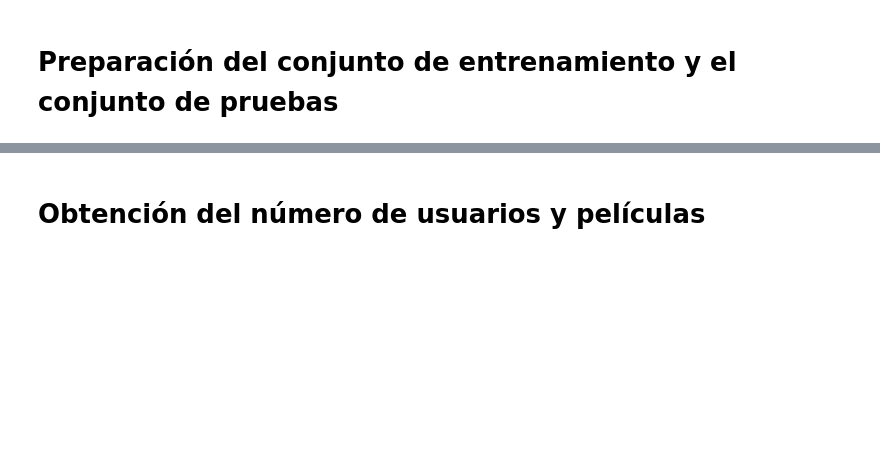
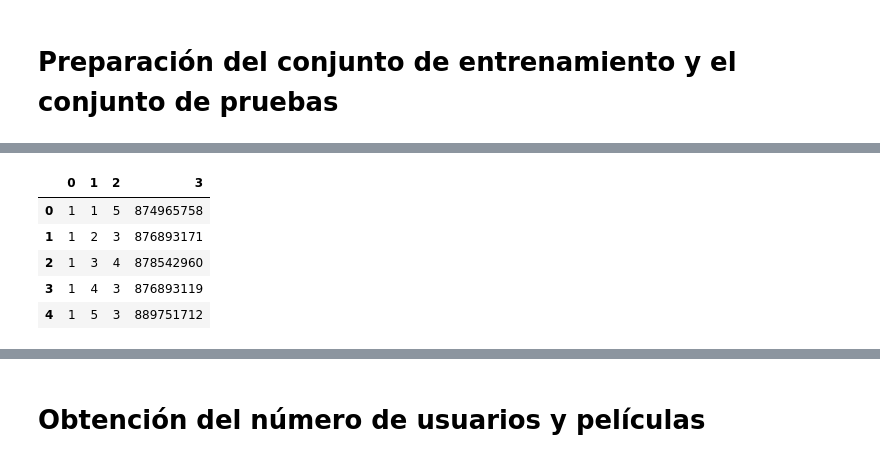
Before and after one commit to PacoDLC/deeplearning-az, a Jupyter notebook: rbm.ipynb, the cells around one changed output, grey strips where cells are left out. Cells and saved outputs as stored; diff of their text form; code cells hidden in the pictures; blank space fills up the shorter version.

```diff
--- a/rbm.ipynb
+++ b/rbm.ipynb
@@ -48,7 +98,16 @@ ratings  = pd.read_csv("/content/deeplearning-az/updated/Part 5 - Boltzmann Mach
 # %%
-training_set = pd.read_csv("/content/deeplearning-az/updated/Part 5 - Boltzmann Machines (BM)/ml-100k/u1.base",
+training_set_DF = pd.read_csv("/content/deeplearning-az/updated/Part 5 - Boltzmann Machines (BM)/ml-100k/u1.base",
                            sep = "\t", header = None)
-training_set = np.array(training_set, dtype = "int")
-test_set = pd.read_csv("/content/deeplearning-az/updated/Part 5 - Boltzmann Machines (BM)/ml-100k/u1.test",
+training_set = np.array(training_set_DF, dtype = "int")
+test_set_DF = pd.read_csv("/content/deeplearning-az/updated/Part 5 - Boltzmann Machines (BM)/ml-100k/u1.test",
                        sep = "\t", header = None)
-test_set = np.array(test_set, dtype = "int")
+test_set = np.array(test_set_DF, dtype = "int")
+# %%
+training_set_DF.head()
+# %% [output]
+|  | 0 | 1 | 2 | 3 |
+| 0 | 1 | 1 | 5 | 874965758 |
+| 1 | 1 | 2 | 3 | 876893171 |
+| 2 | 1 | 3 | 4 | 878542960 |
+| 3 | 1 | 4 | 3 | 876893119 |
+| 4 | 1 | 5 | 3 | 889751712 |
```
Also changed, not shown: parts of 10 cells of this notebook.
